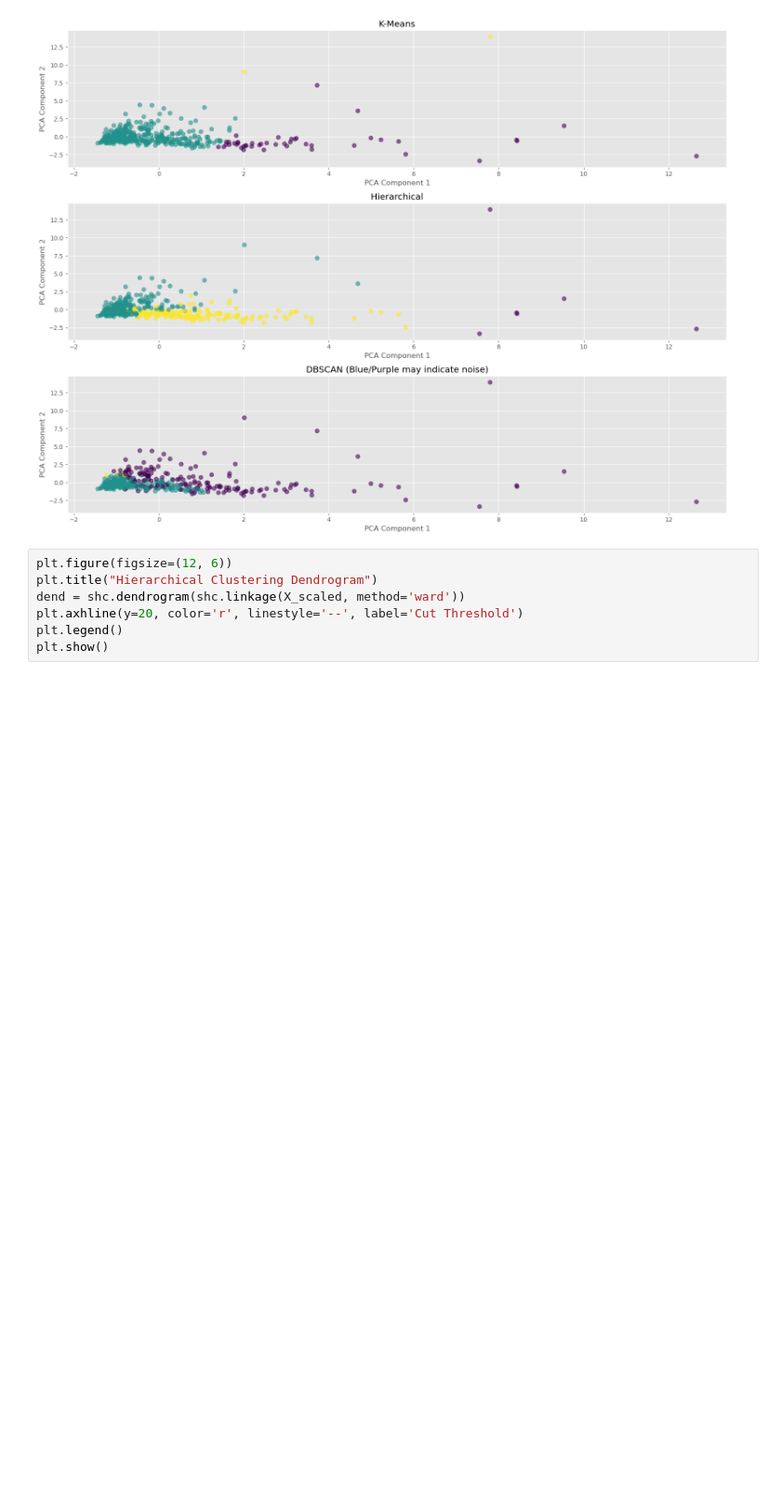
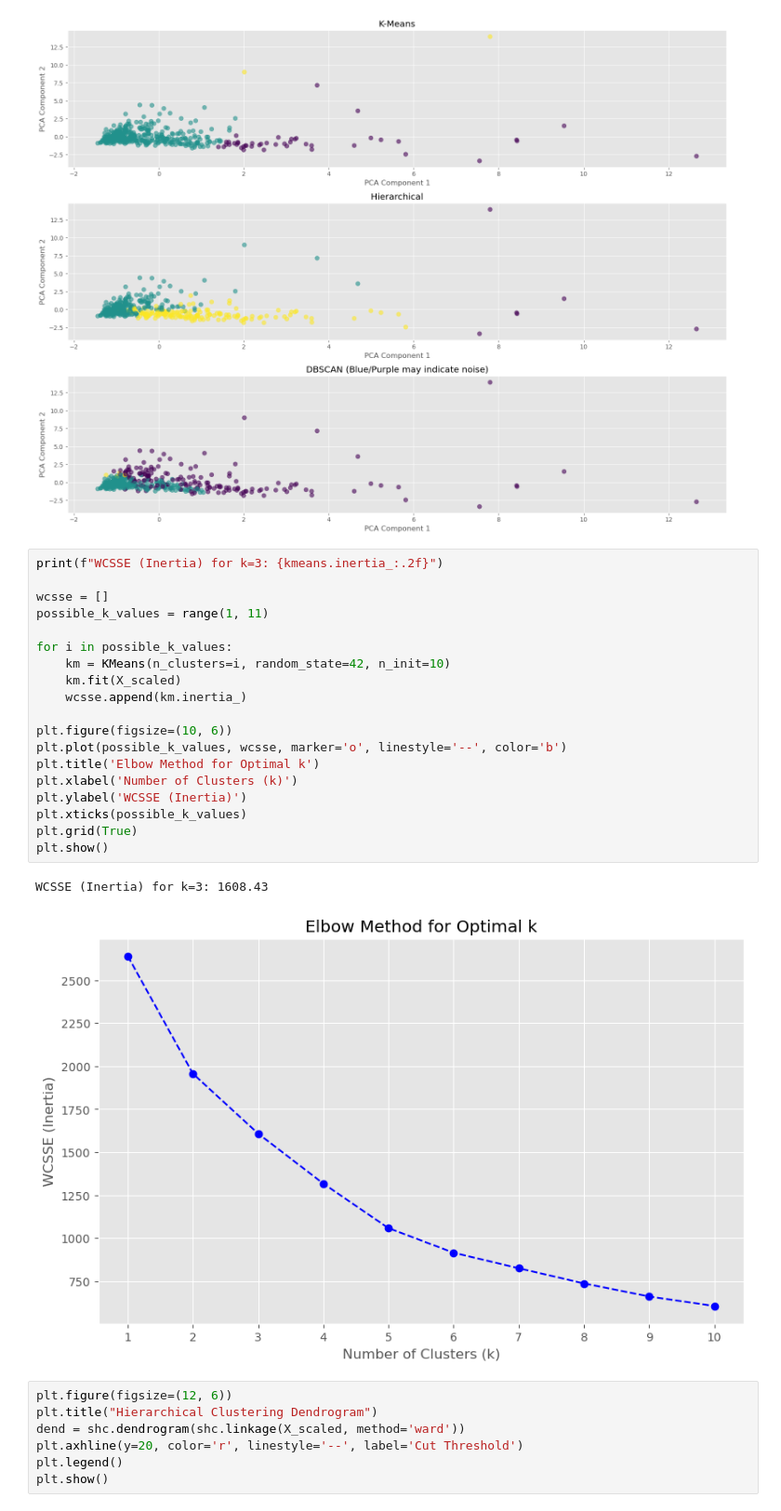
Before and after one commit to akay6483/mmml-ecommerce, a Jupyter notebook: notebook/m3/Clustering.ipynb, the cells around one changed output. Shown at 93% size. Saved outputs shown, nothing was run; the diff lists cells and outputs as text; blank space fills up the shorter version.

```diff
--- a/notebook/m3/Clustering.ipynb
+++ b/notebook/m3/Clustering.ipynb
@@ -93,6 +93,28 @@ plt.tight_layout()
 plt.show()
 # %% [output]
 [figure]
+# %%
+print(f"WCSSE (Inertia) for k=3: {kmeans.inertia_:.2f}")
+
+wcsse = []
+possible_k_values = range(1, 11)
+
+for i in possible_k_values:
+    km = KMeans(n_clusters=i, random_state=42, n_init=10)
+    km.fit(X_scaled)
+    wcsse.append(km.inertia_)
+
+plt.figure(figsize=(10, 6))
+plt.plot(possible_k_values, wcsse, marker='o', linestyle='--', color='b')
+plt.title('Elbow Method for Optimal k')
+plt.xlabel('Number of Clusters (k)')
+plt.ylabel('WCSSE (Inertia)')
+plt.xticks(possible_k_values)
+plt.grid(True)
+plt.show()
+# %% [output]
+WCSSE (Inertia) for k=3: 1608.43
+[figure, added]
 # %%
 plt.figure(figsize=(12, 6))
 plt.title("Hierarchical Clustering Dendrogram")
```
Also changed, not shown: parts of 2 cells of this notebook, 1 other file.
